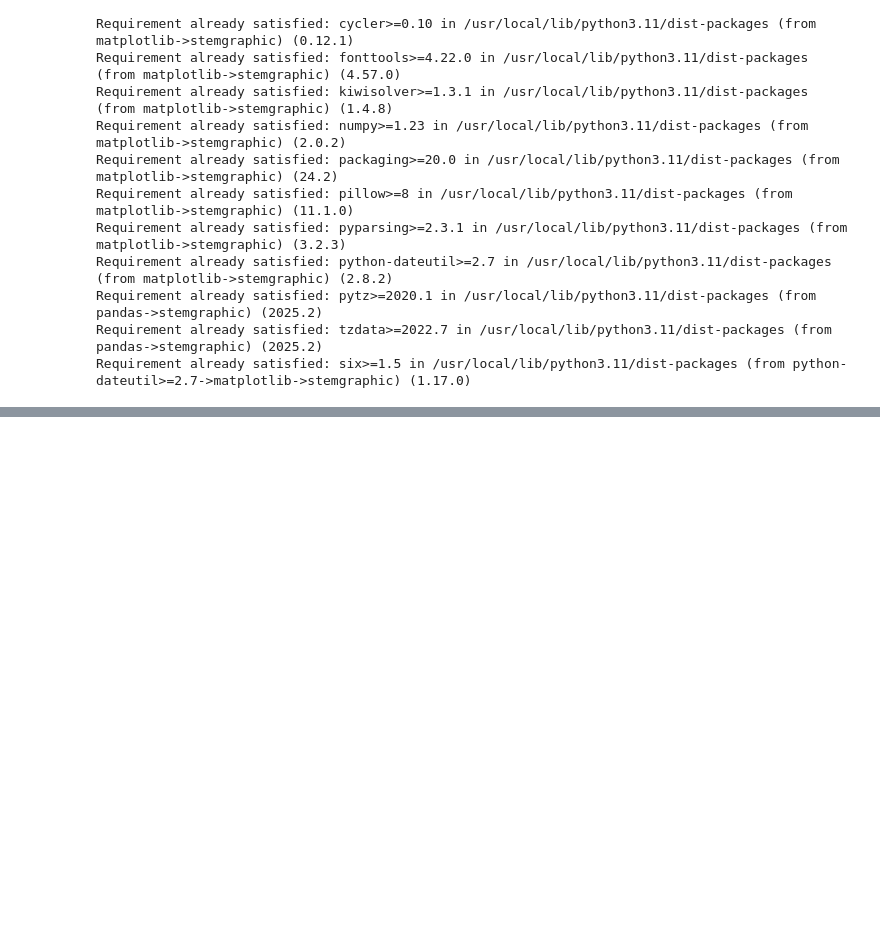
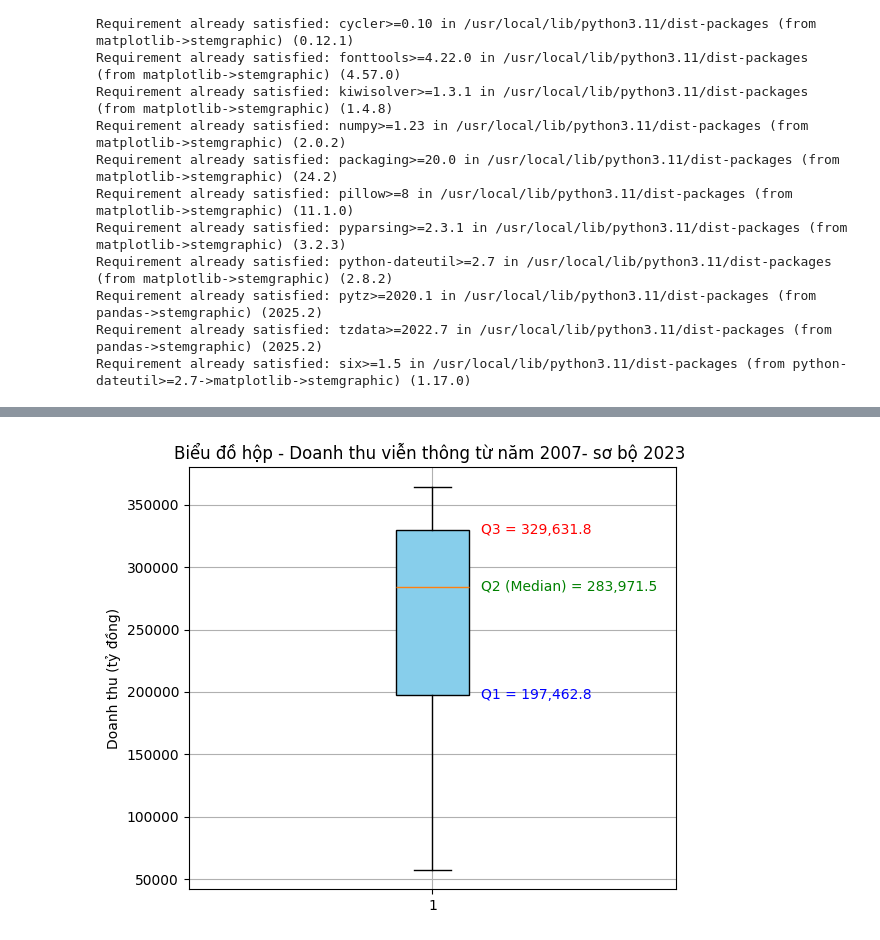
Before and after one commit to mnhtm187/Minh-T-m-31241027094, a Jupyter notebook: XSTK.ipynb, the cells around one changed output, grey strips where cells are left out. Saved outputs shown, nothing was run; the diff lists cells and outputs as text; code cells hidden in the pictures; blank space fills up the shorter version.

```diff
--- a/XSTK.ipynb
+++ b/XSTK.ipynb
@@ -55,0 +97,24 @@ plt.show()
+# %%
+import matplotlib.pyplot as plt
+import numpy as np
+
+values = df['Doanh thu'].values
+
+q1 = np.percentile(values, 25)
+q2 = np.median(values)
+q3 = np.percentile(values, 75)
+plt.figure(figsize=(6, 5))
+box = plt.boxplot(values, patch_artist=True, boxprops=dict(facecolor='skyblue'))
+
+plt.title('Biểu đồ hộp - Doanh thu viễn thông từ năm 2007- sơ bộ 2023 ')
+plt.ylabel('Doanh thu (tỷ đồng)')
+plt.grid(True)
+
+plt.text(1.1, q1, f'Q1 = {q1:,.1f}', verticalalignment='center', color='blue')
+plt.text(1.1, q2, f'Q2 (Median) = {q2:,.1f}', verticalalignment='center', color='green')
+plt.text(1.1, q3, f'Q3 = {q3:,.1f}', verticalalignment='center', color='red')
+
+plt.tight_layout()
+plt.show()
+# %% [output]
+[figure, added]
```
Also changed, not shown: parts of 9 cells of this notebook.
